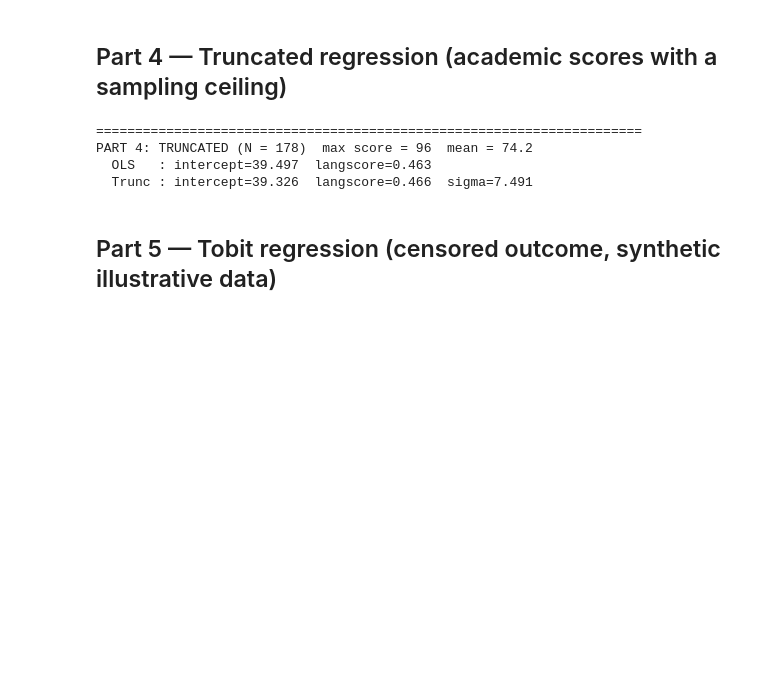
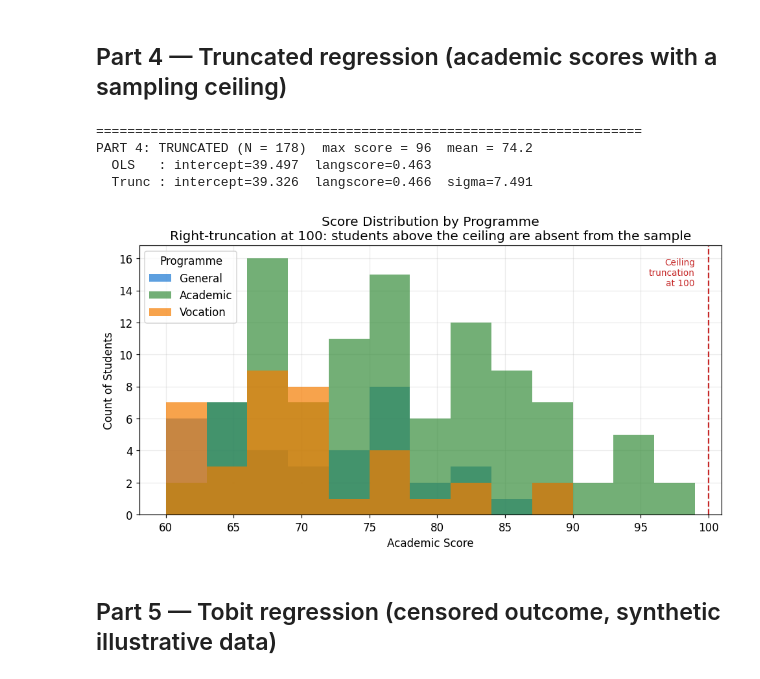
Before and after one commit to skabone/applied-research-portfolio, a Jupyter notebook: 15_Advanced_Regression_Methods/03_Analysis.ipynb, the cells around one changed output. Drawn from its saved outputs; the diff is of its cells as text; code cells hidden in the pictures; blank space fills up the shorter version.

```diff
--- a/15_Advanced_Regression_Methods/03_Analysis.ipynb
+++ b/15_Advanced_Regression_Methods/03_Analysis.ipynb
@@ -273,34 +291,35 @@ def trunc_negll(par):
     mu = Xm @ b
     return -(stats.norm.logpdf(y, mu, s) - stats.norm.logcdf((100 - mu) / s)).sum()
 
 tr = optimize.minimize(trunc_negll, np.append(ols_sc.params, np.log(np.sqrt(ols_sc.mse_resid))),
                        method="BFGS").x
 print("\n" + "=" * 70)
 print("PART 4: TRUNCATED (N = %d)  max score = %d  mean = %.1f"
       % (len(sc), sc.score.max(), sc.score.mean()))
 print("  OLS   : intercept=%.3f  langscore=%.3f" % (ols_sc.params[0], ols_sc.params[1]))
 print("  Trunc : intercept=%.3f  langscore=%.3f  sigma=%.3f"
       % (tr[0], tr[1], np.exp(tr[-1])))
 
 # --- Figure 5: score distribution by programme with the truncation ceiling. ---
 fig, ax = plt.subplots(figsize=(9, 5))
 bins = np.arange(sc.score.min() - 1, 102, 3)
 for prog, color in zip(["general", "academic", "vocation"], [C_BLUE, C_GREEN, C_ORANGE]):
     ax.hist(sc.loc[sc.prog == prog, "score"], bins=bins, alpha=0.7,
             label=prog.capitalize(), color=color)
 ax.axvline(100, ls="--", color=C_RED, lw=1.5)
 ax.text(99, ax.get_ylim()[1] * 0.85, "Ceiling\ntruncation\nat 100",
         color=C_RED, ha="right", fontsize=9)
 ax.set_title("Score Distribution by Programme\n"
              "Right-truncation at 100: students above the ceiling are absent from the sample")
 ax.set_xlabel("Academic Score"); ax.set_ylabel("Count of Students")
 ax.legend(title="Programme")
-fig.tight_layout(); fig.savefig(os.path.join(FIG, "fig05-truncated-score-dist.png")); plt.close(fig)
+fig.tight_layout(); fig.savefig(os.path.join(FIG, "fig05-truncated-score-dist.png")); plt.show()
 # %% [output]
 ======================================================================
 PART 4: TRUNCATED (N = 178)  max score = 96  mean = 74.2
   OLS   : intercept=39.497  langscore=0.463
   Trunc : intercept=39.326  langscore=0.466  sigma=7.491
+[figure, added]
 # %% [markdown]
 ## Part 5 — Tobit regression (censored outcome, synthetic illustrative data)
 # %%
```
Also changed, not shown: parts of 5 cells of this notebook, 2 other files.
